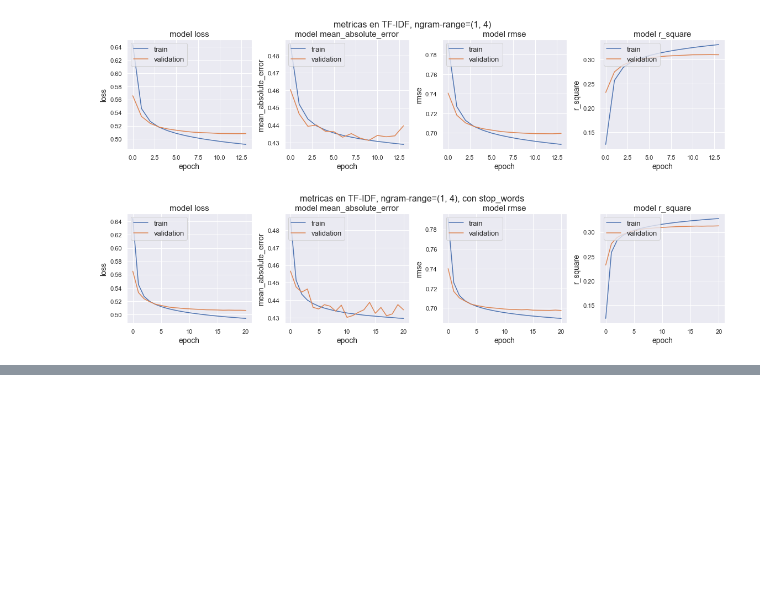
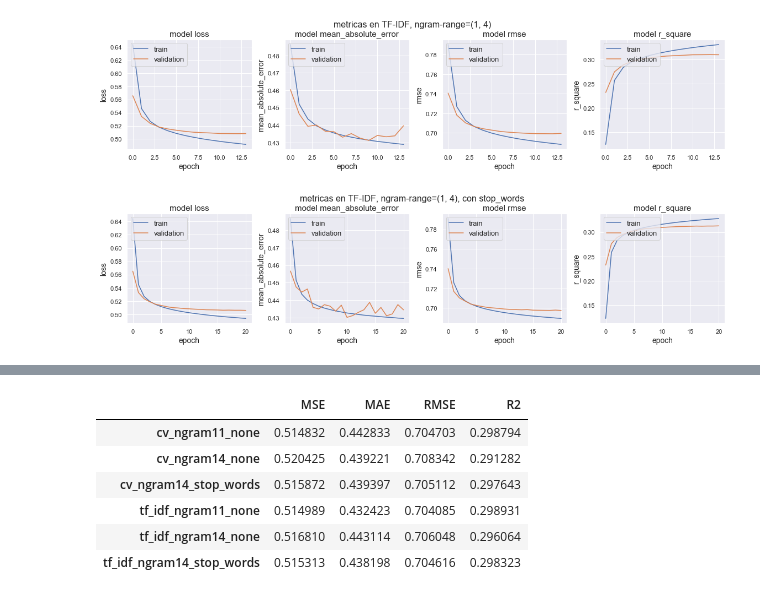
Before and after one commit to frmunozz/ImageSearch, a Jupyter notebook: RegressionPart.ipynb, the cells around one changed output, grey strips where cells are left out. Saved outputs shown, nothing was run; the diff lists cells and outputs as text; code cells hidden in the pictures; blank space fills up the shorter version.

Commit message:
agrego una tabla con las metricas

```diff
--- a/RegressionPart.ipynb
+++ b/RegressionPart.ipynb
@@ -196,0 +199,16 @@ Donde se observa que el loss del set de validacion siempre se mantiene cercano a
+# %%
+from collections import defaultdict
+stop_words = get_stop_words('spanish')
+data = DataHandler(root_folder="./data", train_folder="/train_data", test_folder="/test_A_data")
+reg = Regressor()
+metrics = {}
+methods = ["count-vectorizer"] * 3 + ["tf-idf"] * 3
+ngram_ranges = [(1, 1), (1, 4), (1, 4)] * 3
+stop_words_list = ([None] * 2 + [stop_words]) * 2
+models = ["cv_ngram11_none", "cv_ngram14_none", "cv_ngram14_stop_words",
+          "tf_idf_ngram11_none", "tf_idf_ngram14_none", "tf_idf_ngram14_stop_words"]
+for method, model, ngram_range, sw in zip(methods, models, ngram_ranges, stop_words_list):
+    X_train, X_test, y_train, y_test = data.get_data(method=method, stop_words=sw, ngram_range=ngram_range, verbose=False)
+    reg.load(model, custom_objects={"rmse": rmse, "r_square": r_square})
+    scores = reg.evaluate(X_test, y_test, verbose=False)
+    metrics[model] = scores
@@ -196,0 +240,13 @@ Donde se observa que el loss del set de validacion siempre se mantiene cercano a
+# %%
+df = pd.DataFrame.from_dict(metrics, orient="index", columns=["MSE", "MAE", "RMSE", "R2"])
+df
+# este dataframe puede ser guardado a disco con
+df.to_csv("")
+# %% [output]
+|  | MSE | MAE | RMSE | R2 |
+| cv_ngram11_none | 0.514832 | 0.442833 | 0.704703 | 0.298794 |
+| cv_ngram14_none | 0.520425 | 0.439221 | 0.708342 | 0.291282 |
+| cv_ngram14_stop_words | 0.515872 | 0.439397 | 0.705112 | 0.297643 |
+| tf_idf_ngram11_none | 0.514989 | 0.432423 | 0.704085 | 0.298931 |
+| tf_idf_ngram14_none | 0.516810 | 0.443114 | 0.706048 | 0.296064 |
+| tf_idf_ngram14_stop_words | 0.515313 | 0.438198 | 0.704616 | 0.298323 |
```
Also changed, not shown: parts of 3 cells of this notebook, 3 other files.
